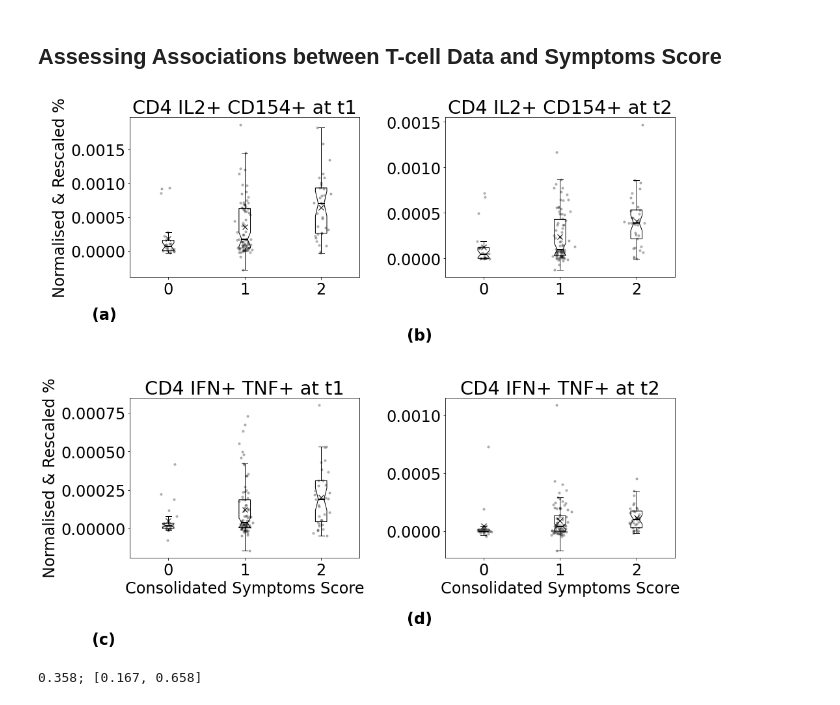
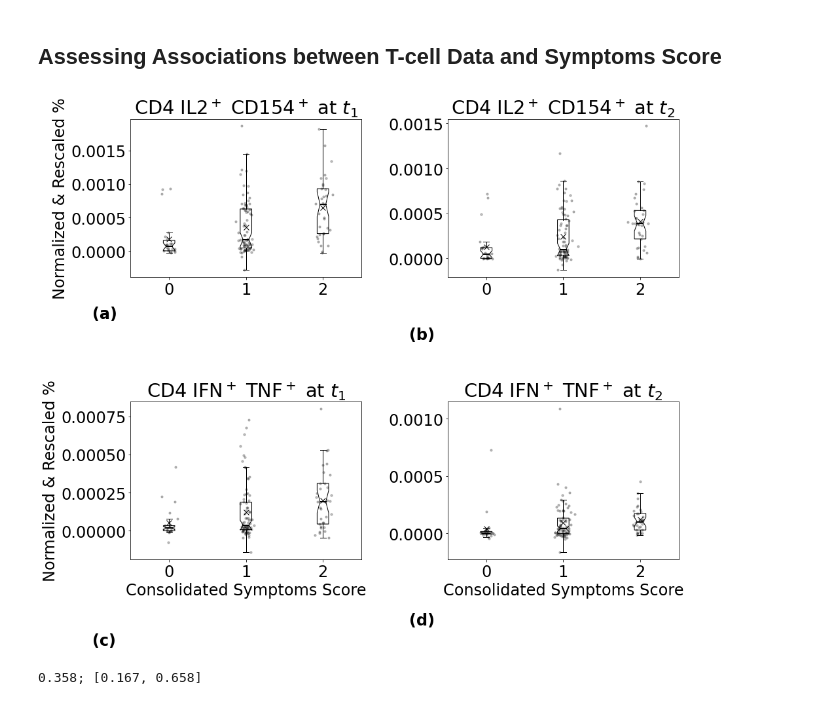
Before and after one commit to i6092467/t-cells-response-sars-cov-2, a Jupyter notebook: final_analysis.ipynb, the cells around one changed output. Drawn from its saved outputs; the diff is of its cells as text; code cells hidden in the pictures.

```diff
--- a/final_analysis.ipynb
+++ b/final_analysis.ipynb
@@ -1029,7 +1031,7 @@ meanpointprops = dict(marker='x', markeredgecolor='black', markerfacecolor='blac
 
 # Plot AUROCs
 bx_rb50 = ax[0].boxplot(aurocs_rb50, positions=[-4.5, -5.0, -5.5, -6.0, -6.5], showfliers=False,
-                      labels=['Cov-mix', 'N', 'S1', 'S', 'M'], notch=True, patch_artist=True, vert=False,
+                      labels=['CoV-Mix', 'N', 'S1', 'S', 'M'], notch=True, patch_artist=True, vert=False,
                       showmeans=True, medianprops=medianprops, meanprops=meanpointprops)
 colors = ['tab:brown' for i in range(7)]
 for patch, color in zip(bx_rb50['boxes'], colors):
@@ -1039,7 +1041,7 @@ ax[0].plot([np.nanmean(metrics_proba_r_rb50[:, 0]), np.nanmean(metrics_proba_r_r
 
 
 bx_np50 = ax[0].boxplot(aurocs_np50, positions=[-9.0, -9.5, -10.0, -10.5, -11.0], showfliers=False,
-                      labels=['Cov-mix', 'N', 'S1', 'S', 'M'], notch=True, patch_artist=True, vert=False,
+                      labels=['CoV-Mix', 'N', 'S1', 'S', 'M'], notch=True, patch_artist=True, vert=False,
                       showmeans=True, medianprops=medianprops, meanprops=meanpointprops)
 colors = ['tab:green' for i in range(7)]
 for patch, color in zip(bx_np50['boxes'], colors):
@@ -1048,7 +1050,7 @@ ax[0].plot([np.nanmean(metrics_proba_r_np50[:, 0]), np.nanmean(metrics_proba_r_n
          c='red', linewidth=4)
 
 bx_s150 = ax[0].boxplot(aurocs_s150, positions=[-13.5, -14.0, -14.5, -15.0, -15.5], showfliers=False,
-                      labels=['Cov-mix', 'N', 'S1', 'S', 'M'], notch=True, patch_artist=True, vert=False,
+                      labels=['CoV-Mix', 'N', 'S1', 'S', 'M'], notch=True, patch_artist=True, vert=False,
                       showmeans=True, medianprops=medianprops, meanprops=meanpointprops)
 colors = ['tab:blue' for i in range(7)]
 for patch, color in zip(bx_s150['boxes'], colors):
@@ -1057,7 +1059,7 @@ ax[0].plot([np.nanmean(metrics_proba_r_s150[:, 0]), np.nanmean(metrics_proba_r_s
          c='red', linewidth=4)
 
 bx_s250 = ax[0].boxplot(aurocs_s250, positions=[-18.0, -18.5, -19.0, -19.5, -20.0], showfliers=False,
-                      labels=['Cov-mix', 'N', 'S1', 'S', 'M'], notch=True, patch_artist=True, vert=False,
+                      labels=['CoV-Mix', 'N', 'S1', 'S', 'M'], notch=True, patch_artist=True, vert=False,
                       showmeans=True, medianprops=medianprops, meanprops=meanpointprops)
 colors = ['tab:purple' for i in range(7)]
 for patch, color in zip(bx_s250['boxes'], colors):
@@ -1066,7 +1068,7 @@ ax[0].plot([np.nanmean(metrics_proba_r_s250[:, 0]), np.nanmean(metrics_proba_r_s
          c='red', linewidth=4)
 
 bx_nab = ax[0].boxplot(aurocs_nab, positions=[-22.5, -23.0, -23.5, -24.0, -24.5], showfliers=False,
-                     labels=['Cov-mix', 'N', 'S1', 'S', 'M'], notch=True, patch_artist=True, vert=False,
+                     labels=['CoV-Mix', 'N', 'S1', 'S', 'M'], notch=True, patch_artist=True, vert=False,
                      showmeans=True, medianprops=medianprops, meanprops=meanpointprops)
 colors = ['tab:cyan' for i in range(7)]
 for patch, color in zip(bx_nab['boxes'], colors):
@@ -1075,7 +1077,7 @@ ax[0].plot([np.nanmean(metrics_proba_r_nab[:, 0]), np.nanmean(metrics_proba_r_na
          c='red', linewidth=4)
 
 bx_cons = ax[0].boxplot(aurocs_cons, positions=[-27.0, -27.5, -28.0, -28.5, -29.0], showfliers=False,
-                      labels=['Cov-mix', 'N', 'S1', 'S', 'M'], notch=True, patch_artist=True, vert=False,
+                      labels=['CoV-Mix', 'N', 'S1', 'S', 'M'], notch=True, patch_artist=True, vert=False,
                       showmeans=True, medianprops=medianprops, meanprops=meanpointprops)
 colors = ['white' for i in range(7)]
 for patch, color in zip(bx_cons['boxes'], colors):
@@ -1148,7 +1150,7 @@ ax[1].plot([np.nanmean(metrics_proba_r_cons[:, 1]), np.nanmean(metrics_proba_r_c
 
 ax[1].legend([bx_rb50["boxes"][0], bx_np50["boxes"][0], bx_s150["boxes"][0], bx_s250["boxes"][0],
            bx_nab["boxes"][0], bx_cons["boxes"][0], Line2D([0], [0], color='red', lw=4)],
-           ['RB50', 'NP50', 'S150', 'S250', 'nAB', 'Consolidated', 'Random guess'],
+           ['RB50', 'NP50', 'S150', 'S250', 'nAB', 'Compound', 'Random guess'],
            loc='upper right',  bbox_to_anchor=(1.8, 1))
 
 ax[1].set_xlabel('Bootstrapped Test-set AUPRC')
@@ -1219,8 +1221,8 @@ for s in scores:
 
     cnt = cnt + 1
 
-ax[0, 0].set_title('CD4 IL2+ CD154+ at t1')
-ax[0, 0].set_ylabel('Normalised & Rescaled %')
+ax[0, 0].set_title('CD4 IL2$^+$ CD154$^+$ at $t_1$')
+ax[0, 0].set_ylabel('Normalized & Rescaled %')
 ax[0, 0].text(-1, -0.001, '(a)', weight='bold')
 
 
@@ -1241,7 +1243,7 @@ for s in scores:
 
     cnt = cnt + 1
 
-ax[0, 1].set_title('CD4 IL2+ CD154+ at t2')
+ax[0, 1].set_title('CD4 IL2$^+$ CD154$^+$ at $t_2$')
 ax[0, 1].text(-1, -0.0009, '(b)', weight='bold')
 
 
@@ -1262,38 +1264,38 @@ for s in scores:
 
     cnt = cnt + 1
 
-ax[1, 0].set_title('CD4 IFN+ TNF+ at t1')
+ax[1, 0].set_title('CD4 IFN$^+$ TNF$^+$ at $t_1$')
 ax[1, 0].set_xlabel('Consolidated Symptoms Score')
-ax[1, 0].set_ylabel('Normalised & Rescaled %')
+ax[1, 0].set_ylabel('Normalized & Rescaled %')
 ax[1, 0].text(-1, -0.00075, '(c)', weight='bold')
 
 
 scores = np.unique(symptoms_score_consolidated)
 cnt = 0
 for s in scores:
     bx_s = ax[1, 1].boxplot(CD4_IFN_TNF_S11[symptoms_score_consolidated == s], positions=[cnt],
                             showfliers=False, labels=['' + str(int(s))], notch=True, patch_artist=True,
                             vert=True, showmeans=True, medianprops=medianprops, meanprops=meanpointprops)
     colors = ['n']
     for patch, color in zip(bx_s['boxes'], colors):
         patch.set_facecolor((0.1, 0.2, 0.5, 0.0))
 
     xs = np.ones_like(CD4_IFN_TNF_S11[symptoms_score_consolidated == s]) * cnt
     xs = xs + np.random.normal(loc=0, scale=0.05,
                                size=(CD4_IFN_TNF_S11[symptoms_score_consolidated == s].shape[0], ))
     ax[1, 1].scatter(xs, CD4_IFN_TNF_S11[symptoms_score_consolidated == s], color='black', alpha=0.25, s=10)
 
     cnt = cnt + 1
 
-ax[1, 1].set_title('CD4 IFN+ TNF+ at t2')
+ax[1, 1].set_title('CD4 IFN$^+$ TNF$^+$ at $t_2$')
 ax[1, 1].set_xlabel('Consolidated Symptoms Score')
 ax[1, 1].text(-1, -0.00080, '(d)', weight='bold')
 
 plt.tight_layout()
 
 plt.savefig(fname="figures/symptoms_score_boxplots.png", dpi=300, bbox_inches='tight')
 # %% [output]
-[figure, old version]
+[figure, new version]
 # %%
 # Predictive model
 metrics_clf_symp, metrics_proba_symp, feature_importances_symp = boot_train_test_XGB(
```
Also changed, not shown: parts of 4 cells of this notebook, 3 other files.
